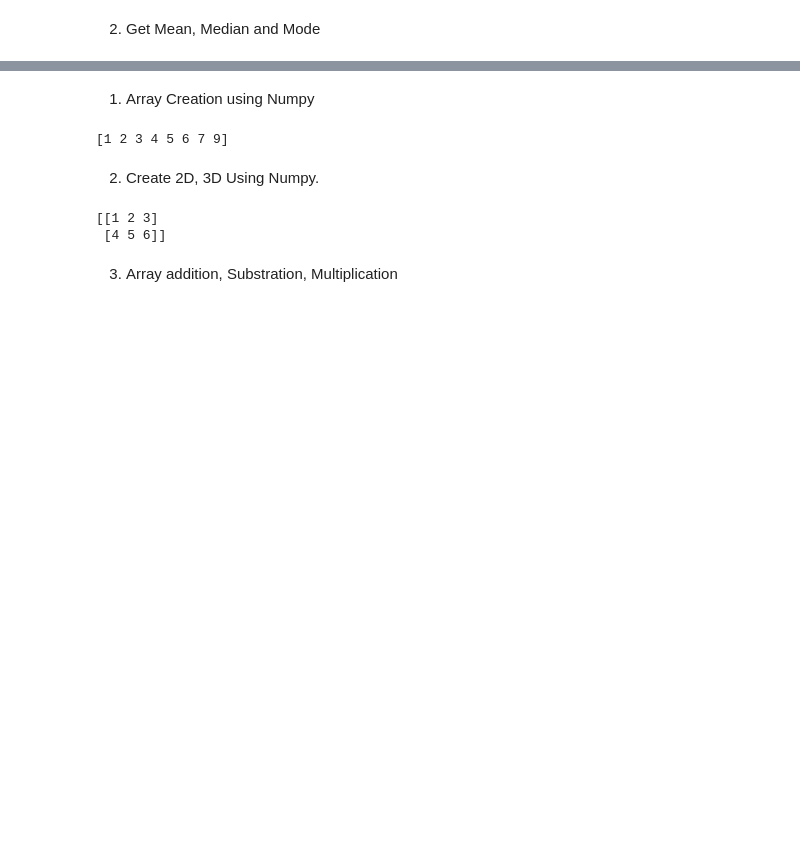
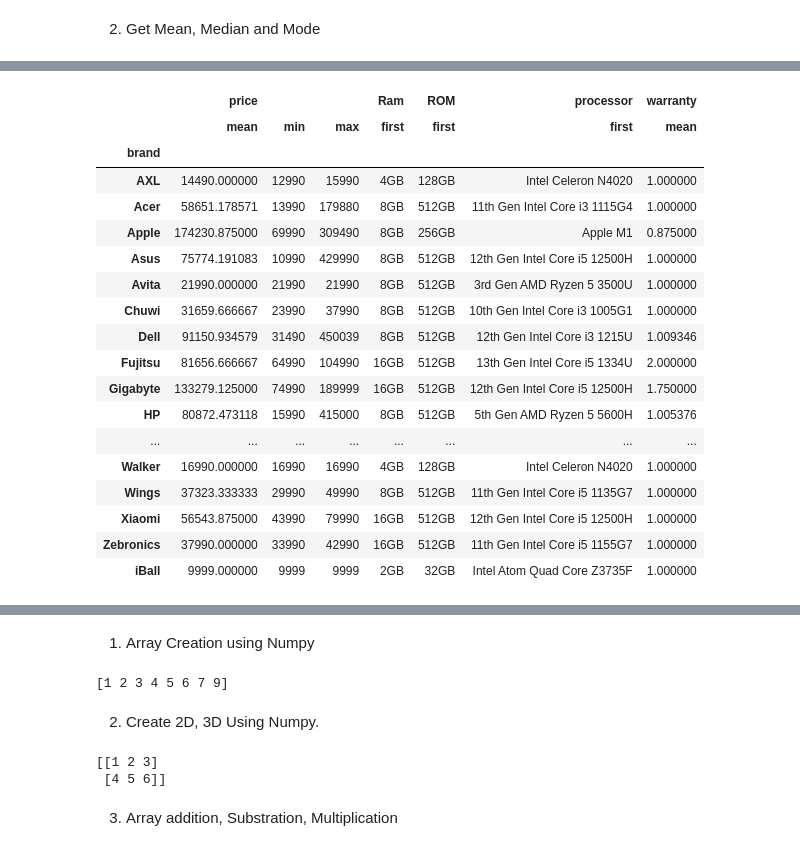
Before and after one commit to dhuor2001-debug/Semester-VI, a Jupyter notebook: Python/DM/data_Analysis.ipynb, the cells around one changed output, grey strips where cells are left out. Saved outputs shown, nothing was run; the diff lists cells and outputs as text; code cells hidden in the pictures; blank space fills up the shorter version.

```diff
--- a/Python/DM/data_Analysis.ipynb
+++ b/Python/DM/data_Analysis.ipynb
@@ -20,0 +147,28 @@ df.head()
+# %%
+df.groupby("brand").agg({
+    "price": ["mean", "min", "max"],
+    "Ram": "first",
+    "ROM": "first",
+    "processor": "first",
+    "warranty": "mean"
+})
+# %% [output]
+|  | price |  |  | Ram | ROM | processor | warranty |
+|  | mean | min | max | first | first | first | mean |
+| brand |  |  |  |  |  |  |  |
+| AXL | 14490.000000 | 12990 | 15990 | 4GB | 128GB | Intel Celeron N4020 | 1.000000 |
+| Acer | 58651.178571 | 13990 | 179880 | 8GB | 512GB | 11th Gen Intel Core i3 1115G4 | 1.000000 |
+| Apple | 174230.875000 | 69990 | 309490 | 8GB | 256GB | Apple M1 | 0.875000 |
+| Asus | 75774.191083 | 10990 | 429990 | 8GB | 512GB | 12th Gen Intel Core i5 12500H | 1.000000 |
+| Avita | 21990.000000 | 21990 | 21990 | 8GB | 512GB | 3rd Gen AMD Ryzen 5 3500U | 1.000000 |
+| Chuwi | 31659.666667 | 23990 | 37990 | 8GB | 512GB | 10th Gen Intel Core i3 1005G1 | 1.000000 |
+| Dell | 91150.934579 | 31490 | 450039 | 8GB | 512GB | 12th Gen Intel Core i3 1215U | 1.009346 |
+| Fujitsu | 81656.666667 | 64990 | 104990 | 16GB | 512GB | 13th Gen Intel Core i5 1334U | 2.000000 |
+| Gigabyte | 133279.125000 | 74990 | 189999 | 16GB | 512GB | 12th Gen Intel Core i5 12500H | 1.750000 |
+| HP | 80872.473118 | 15990 | 415000 | 8GB | 512GB | 5th Gen AMD Ryzen 5 5600H | 1.005376 |
+| ... | ... | ... | ... | ... | ... | ... | ... |
+| Walker | 16990.000000 | 16990 | 16990 | 4GB | 128GB | Intel Celeron N4020 | 1.000000 |
+| Wings | 37323.333333 | 29990 | 49990 | 8GB | 512GB | 11th Gen Intel Core i5 1135G7 | 1.000000 |
+| Xiaomi | 56543.875000 | 43990 | 79990 | 16GB | 512GB | 12th Gen Intel Core i5 12500H | 1.000000 |
+| Zebronics | 37990.000000 | 33990 | 42990 | 16GB | 512GB | 11th Gen Intel Core i5 1155G7 | 1.000000 |
+| iBall | 9999.000000 | 9999 | 9999 | 2GB | 32GB | Intel Atom Quad Core Z3735F | 1.000000 |
```
Also changed, not shown: parts of 17 cells of this notebook.
